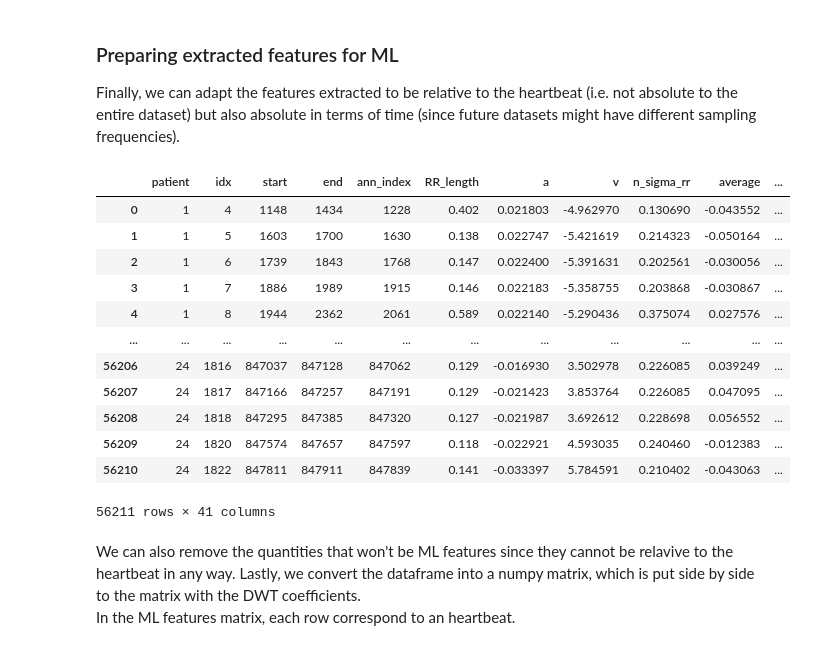
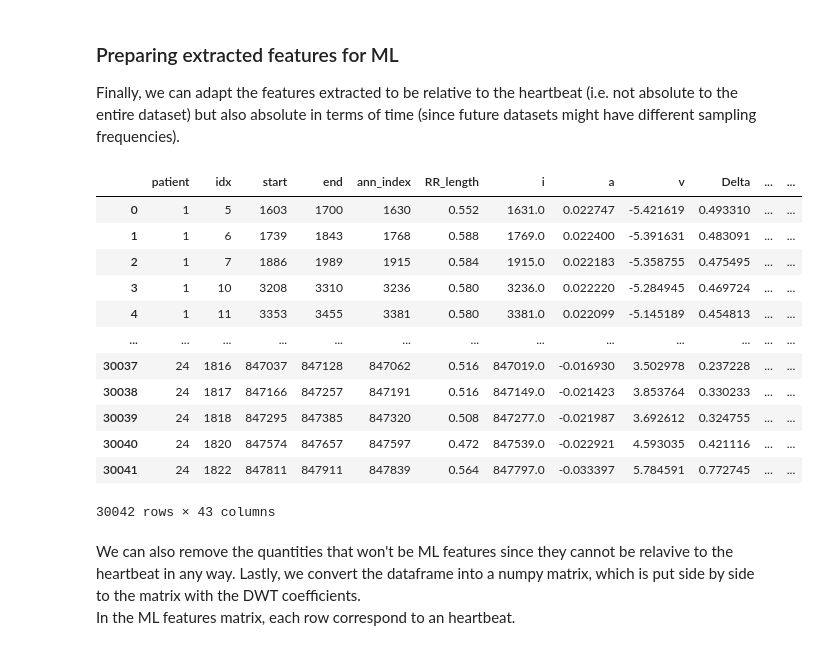
Before and after one commit to ericabrisigotti/ECG_heartbeat_classification_with_ML_LCP-B, a Jupyter notebook: ECG_Mortara.ipynb, the cells around one changed output. Drawn from its saved outputs; the diff is of its cells as text; code cells hidden in the pictures.

```diff
--- a/ECG_Mortara.ipynb
+++ b/ECG_Mortara.ipynb
@@ -887,19 +1108,21 @@ Now that we've analyzed in details the positions of the peaks, we can artificial
 # %%
 # Resaving filtered file with new frequency, 250Hz
-if FILE_SAVE==True:
-    mask = list(np.arange(0, record_1.p_signal.shape[0], 4))
-    r  = np.genfromtxt("input_files/RECORDS", dtype='str')
-    records = [1] #list(range(2,(len(r)+1)))
+# if FILE_SAVE==True:
+#     mask = list(np.arange(0, record_1.p_signal.shape[0], 4))
+#     r  = np.genfromtxt("input_files/RECORDS", dtype='str')
+#     records = [1] #list(range(2,(len(r)+1)))
 
-    for path in records:
-        path = str(path)
-        datac = pd.DataFrame()
-        data = pd.read_csv("output_files/"+"data"+path+'_2filtered.csv')
-        for i in range(0,len(leads)):
-            mask = np.arange(0,len(data),4)
-            datac[leads[i]] = data.iloc[mask, i]
-            outfn = "output_files/"+"data"+path+'_filtered.csv'
-            datac.to_csv(outfn, index=False)
+#     for path in records:
+#         path = str(path)
+#         datac = pd.DataFrame()
+#         data = pd.read_csv("output_files/"+"data"+path+'_2filtered.csv')
+#         for i in range(0,len(leads)):
+#             mask = np.arange(0,len(data),4)
+#             datac[leads[i]] = data.iloc[mask, i]
+#             outfn = "output_files/"+"data"+path+'_filtered.csv'
+#             datac.to_csv(outfn, index=False)
+# %%
+new_freq = int(freq/4)
 # %% [markdown]
 # 3) Segmentation
 # %% [markdown]
@@ -988,10 +1212,11 @@ if FILE_SAVE:
         # UPLOAD: since we don't use the signal at this step, it doesn't matter if it's filtered or not
         # data = pd.read_csv("output_files/data"+path+".csv")
 #         annotations = pd.read_csv("output_files/data"+path+"_Rpeak.csv")
-        annotations = pd.read_csv("output_files/data"+path+'_122Rpeak.csv')
+        annotations = pd.read_csv("output_files/data"+path+'_12Rpeak.csv')
         ann = annotations['R'].values
-        cp = coef_parab[ coef_parab['path']==path ]
-        cp = cp.reset_index(drop = True)
+
+        cp = coef_parab[ coef_parab['path']==int(path)]
+#         cp = cp.reset_index(drop = True)
 
         # and use my custom function for SEGMENTATION
         patient_RR, QT_size, PR_size, patient_start, patient_end, patient_R_peak, cp = segmentation_R(ann, cp)
@@ -1027,13 +1252,16 @@ if FILE_SAVE:
     # finally, I put together the heartbeat dataframe
     hb = pd.DataFrame({"patient": number[1:].astype(int), "idx": idx[1:], "start": start[1:].astype(int),
                        "end": end[1:].astype(int), "ann_index": R_peak[1:].astype(int), "RR_length": RR[1:].astype(int) })
-#     hb['i'] = ddff['i']
+    hb['i'] = ddff['i']
     hb['a'] = ddff['a']
     hb['v'] = ddff['v']
+    hb['Delta'] = -4*hb['a']*hb['v']
     t2 = time.time()
     print("the segmentation algorithm took",round(t2-t1,2),'seconds')
     outfn = 'output_files/heartbeats.csv'
     hb.to_csv(outfn, index=False)
+    print('overflow of i from end',round(sum(hb['end']<hb['i'])*100/len(hb),5), '%')
+    print('overflow of i from start', round(sum(hb['start']>hb['i'])*100/len(hb),5), '%')
 else:
     hb = pd.read_csv('output_files/heartbeats.csv')
 
@@ -1755,32 +1972,32 @@ Finally, we can adapt the features extracted to be relative to the heartbeat (i.
 # %%
 # List of column needed substraction and calculation change to temporal domain
 first_change = ['QRS_start', 'QRS_end', 'x_R_peak','P_start', 'P_end', 'x_P_peak', 'T_start', 'T_end', 'x_T_peak']
 # List for column needed calculation change calculation to temporal domain
 second_change = ['RR_length', 'QRS_length', 'pos_int', 'neg_int', 'arg_max', 'arg_min',  'r_pos_int', 'r_neg_int',
                  'P_length',  'P_pos_int', 'P_neg_int', 'T_length', 'T_pos_int', 'T_neg_int']
 
 for col in first_change:
-    hb[col] = (hb[col] - hb['start'])/freq
+    hb[col] = (hb[col] - hb['start'])/new_freq
 
 for col in second_change:
-    hb[col] = hb[col] / freq
+    hb[col] = hb[col] /new_freq
 
 hb.to_csv('output_files/heartbeats_full_relative.csv', index=False)
 hb
 # %% [output]
-|  | patient | idx | start | end | ann_index | RR_length | a | v | n_sigma_rr | average | ... |
-| 0 | 1 | 4 | 1148 | 1434 | 1228 | 0.402 | 0.021803 | -4.962970 | 0.130690 | -0.043552 | ... |
-| 1 | 1 | 5 | 1603 | 1700 | 1630 | 0.138 | 0.022747 | -5.421619 | 0.214323 | -0.050164 | ... |
-| 2 | 1 | 6 | 1739 | 1843 | 1768 | 0.147 | 0.022400 | -5.391631 | 0.202561 | -0.030056 | ... |
-| 3 | 1 | 7 | 1886 | 1989 | 1915 | 0.146 | 0.022183 | -5.358755 | 0.203868 | -0.030867 | ... |
-| 4 | 1 | 8 | 1944 | 2362 | 2061 | 0.589 | 0.022140 | -5.290436 | 0.375074 | 0.027576 | ... |
-| ... | ... | ... | ... | ... | ... | ... | ... | ... | ... | ... | ... |
-| 56206 | 24 | 1816 | 847037 | 847128 | 847062 | 0.129 | -0.016930 | 3.502978 | 0.226085 | 0.039249 | ... |
-| 56207 | 24 | 1817 | 847166 | 847257 | 847191 | 0.129 | -0.021423 | 3.853764 | 0.226085 | 0.047095 | ... |
-| 56208 | 24 | 1818 | 847295 | 847385 | 847320 | 0.127 | -0.021987 | 3.692612 | 0.228698 | 0.056552 | ... |
-| 56209 | 24 | 1820 | 847574 | 847657 | 847597 | 0.118 | -0.022921 | 4.593035 | 0.240460 | -0.012383 | ... |
-| 56210 | 24 | 1822 | 847811 | 847911 | 847839 | 0.141 | -0.033397 | 5.784591 | 0.210402 | -0.043063 | ... |
+|  | patient | idx | start | end | ann_index | RR_length | i | a | v | Delta | ... | ... |
+| 0 | 1 | 5 | 1603 | 1700 | 1630 | 0.552 | 1631.0 | 0.022747 | -5.421619 | 0.493310 | ... | ... |
+| 1 | 1 | 6 | 1739 | 1843 | 1768 | 0.588 | 1769.0 | 0.022400 | -5.391631 | 0.483091 | ... | ... |
+| 2 | 1 | 7 | 1886 | 1989 | 1915 | 0.584 | 1915.0 | 0.022183 | -5.358755 | 0.475495 | ... | ... |
+| 3 | 1 | 10 | 3208 | 3310 | 3236 | 0.580 | 3236.0 | 0.022220 | -5.284945 | 0.469724 | ... | ... |
+| 4 | 1 | 11 | 3353 | 3455 | 3381 | 0.580 | 3381.0 | 0.022099 | -5.145189 | 0.454813 | ... | ... |
+| ... | ... | ... | ... | ... | ... | ... | ... | ... | ... | ... | ... | ... |
+| 30037 | 24 | 1816 | 847037 | 847128 | 847062 | 0.516 | 847019.0 | -0.016930 | 3.502978 | 0.237228 | ... | ... |
+| 30038 | 24 | 1817 | 847166 | 847257 | 847191 | 0.516 | 847149.0 | -0.021423 | 3.853764 | 0.330233 | ... | ... |
+| 30039 | 24 | 1818 | 847295 | 847385 | 847320 | 0.508 | 847277.0 | -0.021987 | 3.692612 | 0.324755 | ... | ... |
+| 30040 | 24 | 1820 | 847574 | 847657 | 847597 | 0.472 | 847539.0 | -0.022921 | 4.593035 | 0.421116 | ... | ... |
+| 30041 | 24 | 1822 | 847811 | 847911 | 847839 | 0.564 | 847797.0 | -0.033397 | 5.784591 | 0.772745 | ... | ... |
-56211 rows × 41 columns
+30042 rows × 43 columns
 # %% [markdown]
 We can also remove the quantities that won't be ML features since they cannot be relavive to the heartbeat in any way.
 Lastly, we convert the dataframe into a numpy matrix, which is put side by side to the matrix with the DWT coefficients. \
```
Also changed, not shown: parts of 53 cells of this notebook.
